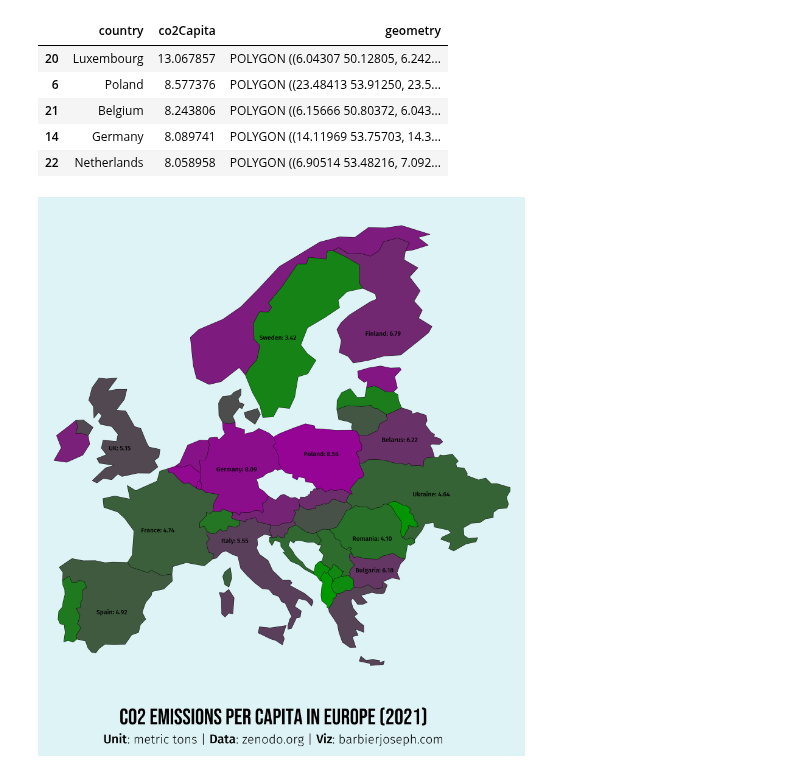
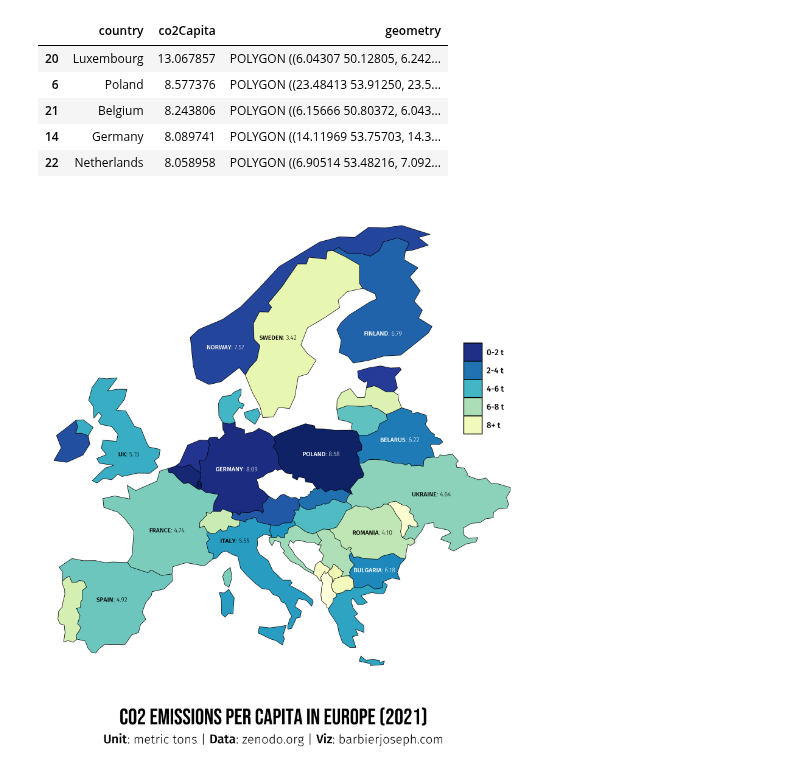
Before and after one commit to JosephBARBIERDARNAL/misc-dataviz, a Jupyter notebook: country-co2/code.ipynb, the cells around one changed output. Drawn from its saved outputs; the diff is of its cells as text; code cells hidden in the pictures.

```diff
--- a/country-co2/code.ipynb
+++ b/country-co2/code.ipynb
@@ -28,9 +28,18 @@ data.head()
 | 22 | Netherlands | 8.058958 | POLYGON ((6.90514 53.48216, 7.092... |
 # %%
 # load the colormap
-cmap = load_cmap('classic', type='continuous')
-background_color = '#def3f6'
+cmap = load_cmap('YlGnBu', type='continuous', reverse=True)
+background_color = 'white'
 text_color = 'black'
+
+from matplotlib.patches import Patch
+legend_elements = [
+    Patch(facecolor=cmap(0.1), edgecolor='black', label='0-2 t'),
+    Patch(facecolor=cmap(0.3), edgecolor='black', label='2-4 t'),
+    Patch(facecolor=cmap(0.5), edgecolor='black', label='4-6 t'),
+    Patch(facecolor=cmap(0.7), edgecolor='black', label='6-8 t'),
+    Patch(facecolor=cmap(0.9), edgecolor='black', label='8+ t')
+]
 
 # load the font
 personal_path = '/Users/josephbarbier/Library/Fonts/'
@@ -43,39 +52,32 @@ fig, ax = plt.subplots(figsize=(10, 10), dpi=300)
 fig.set_facecolor(background_color)
 
 # create the plot
-data.plot(ax=ax, cmap=cmap, edgecolor='black', linewidth=0.3)
+data.plot(ax=ax, cmap=cmap, edgecolor='black', linewidth=0.5)
 
 # custom axis
 ax.set_xlim(-11, 41)
 ax.set_ylim(32, 73)
 ax.set_axis_off()
 
-# # create a sub axes
-# sub_ax = inset_axes(
-#    parent_axes=ax,
-#    width="45%",
-#    height="40%",
-#    loc='upper left'
-# )
-# sub_ax.spines[['top', 'right']].set_visible(False)
-# sub_ax.spines[['bottom', 'left']].set_linewidth(2)
-# sub_ax.tick_params(axis='y', labelsize=6)
-
-# # create the lollipop plot
-# max_value = data['co2Capita'].max()
-# min_value = data['co2Capita'].min()
-# for country, total in data[['country', 'co2Capita']].values:
-#    total_norm = 1 - (total - min_value) / (max_value - min_value)
-#    sub_ax.scatter(total, country, s=100, color=cmap(total_norm))
-#    sub_ax.hlines(country, 0, total, color=cmap(total_norm), lw=2)
+# Add the patches to the plot area as a legend
+rectangle_width = 2  # Width of the legend rectangles
+rectangle_height = 1.5  # Height of the legend rectangles
+legend_x = 35
+legend_y_start = 60
+legend_y_step = 1.5
+for i, element in enumerate(legend_elements):
+   ax.add_patch(plt.Rectangle((legend_x, legend_y_start - i * legend_y_step), rectangle_width, rectangle_height,
+                              color=element.get_facecolor(), ec='black'))
+   ax.text(legend_x + 2.5, legend_y_start - i * legend_y_step + 0.7, element.get_label(),
+         fontsize=9, fontproperties=other_bold_font, color=text_color, va='center')
 
 # compute centroids and display the total
 adjustments = {
-    'France': (9, 3),
+    'France': (10, 3),
     'Italy': (-2.4, 2.5),
     'Lithuania': (0, -0.6),
     'Finland': (0, -2),
-    'Romania': (0, -0.5),
+    'Romania': (0, 0),
     'Bulgaria': (0, 0),
     'Greece': (-1.2, -0.8),
     'Croatia': (0, -1),
@@ -88,7 +90,7 @@ adjustments = {
     'Latvia': (0, -0.5),
     'Belgium': (0, -0.7),
     'Austria': (0, -0.4),
-    'Spain': (0, -1),
+    'Spain': (0, 0),
     'Portugal': (-0.5, -1),
     'Luxembourg': (0, -1),
     'Germany': (-0.2, 0),
@@ -98,8 +100,9 @@ adjustments = {
     'Sweden': (-1.5, -0.5),
     'Denmark': (0, -1),
     'Netherlands': (0, 0),
-    'United Kingdom': (0, -1),
+    'United Kingdom': (1, -1.5),
     'Switzerland': (0, -0.5),
+    'Norway': (-4, -5.5),
 }
 data_projected = data.to_crs(epsg=3035)
 data_projected['centroid'] = data_projected.geometry.centroid
@@ -110,42 +113,46 @@ countries_to_annotate = [
    'Finland', 'Ukraine',
    'Spain', 'Germany',
    'Sweden', 'United Kingdom', 'Bulgaria',
-   'Belarus'
+   'Belarus', 'Norway'
 ]
 for country in countries_to_annotate:
    centroid = data.loc[data['country'] == country, 'centroid'].values[0]
    x, y = centroid.coords[0]
    try:
       x += adjustments[country][0]
       y += adjustments[country][1]
    except KeyError:
       pass
    rate = data.loc[data['country'] == country, 'co2Capita'].values[0]
    if country=='United Kingdom':
       country = 'UK'
+   if rate > 6:
+      color_text = 'white'
+   else:
+      color_text = text_color
    ax_text(
-      x=x, y=y, s=f"{country}: {rate:.2f}", fontsize=7, font=other_bold_font, color=text_color,
-      ha='center', va='center', ax=ax
+      x=x, y=y, s=f"<{country.upper()}>: {rate:.2f}", fontsize=7, font=other_font, color=color_text,
+      ha='center', va='center', ax=ax, highlight_textprops=[{'font': other_bold_font}]
    )
 
 # title
 fig_text(
    s="CO2 emissions per capita in Europe (2021)", x=0.5, y=0.1,
    color=text_color, fontsize=25, font=font, ha='center', va='top', ax=ax
 )
 
 # subtitle
 fig_text(
    s="<Unit>: metric tons | <Data>: zenodo.org | <Viz>: barbierjoseph.com", x=0.5, y=0.06,
    color=text_color, fontsize=14, font=other_font, ha='center', va='top', ax=ax,
    highlight_textprops=[{'font': other_bold_font}, {'font': other_bold_font}, {'font': other_bold_font}]
 )
 
 # display the plot
 plt.savefig('map.png', dpi=300)
 plt.show()
 # %% [output]
-[figure, old version]
+[figure, new version]
 # %%
 # compute centroids and display the total
 # data_projected = data.to_crs(epsg=3035)
```
Also changed, not shown: 3 other files.
